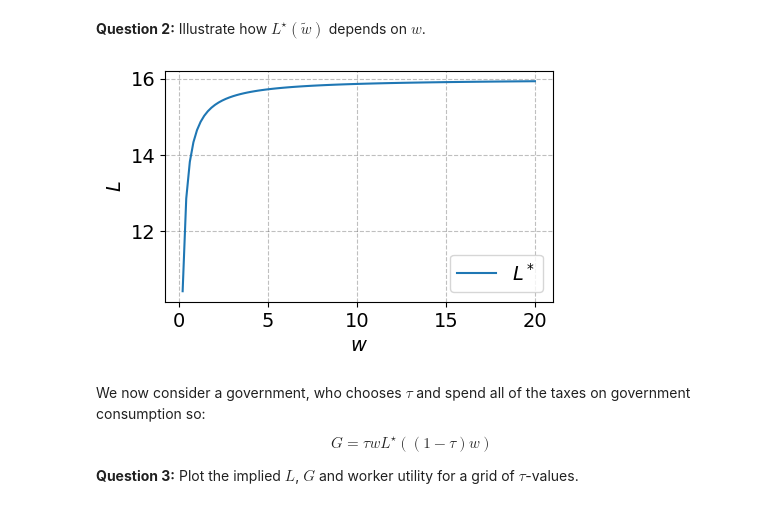
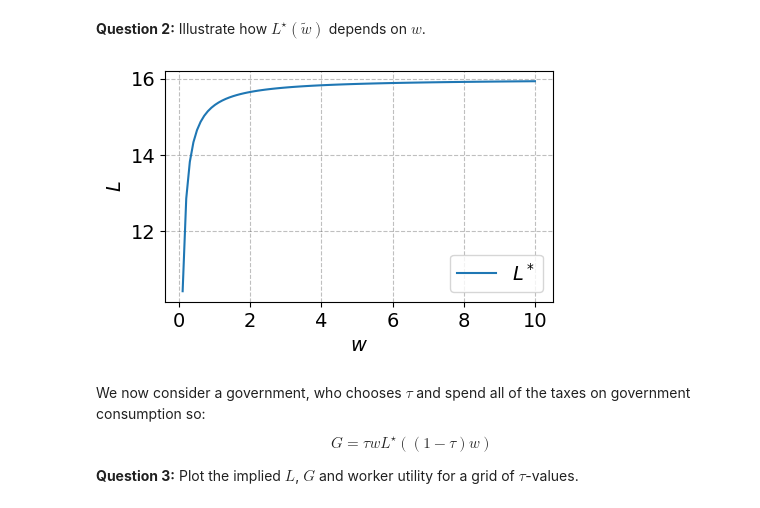
Before and after one commit to NumEconCopenhagen/projects-2023-agnete_louise_mathilde, a Jupyter notebook: exam/Exam-2023-notebook.ipynb, the cells around one changed output. Saved outputs shown, nothing was run; the diff lists cells and outputs as text; code cells hidden in the pictures.

```diff
--- a/exam/Exam-2023-notebook.ipynb
+++ b/exam/Exam-2023-notebook.ipynb
@@ -135,31 +135,31 @@ Were we to move the nu, this would be identical to $L^{\star}(\tilde{w}) =\frac{
 # %%
 # To run this, push "Run All"
 
 # lambdify the sol[0] function
 L_opt = sm.lambdify((alpha, kappa, nu, w, tau), sol_tilde[0])
 
 # define vector of w_tilde
 w_vec = np.linspace(0, 10, 100)
 
 # loop over w_tilde_vec and calculate optimal labor supply
 L_opt_vec = np.empty_like(w_vec)
 
 for i, w in enumerate(w_vec):
     L_opt_vec[i] = L_opt(mp.alpha, mp.kappa, mp.nu, w, mp.tau)
 
 # plot
 fig = plt.figure(figsize=(5,3))
 ax = fig.add_subplot(1,1,1)
 
-ax.plot(w_tilde_vec, L_opt_vec, label=r"$L^*$")
+ax.plot(w_vec, L_opt_vec, label=r"$L^*$")
 
 ax.set_xlabel(r"${w}$")
 ax.set_ylabel(r"$L$")
 ax.legend()
 
 plt.show()
 # %% [output]
-[figure, old version]
+[figure, new version]
 # %% [markdown]
 
 We now consider a government, who chooses $\tau$ and spend all of the taxes on government consumption so:
```
Also changed, not shown: parts of 2 cells of this notebook.
